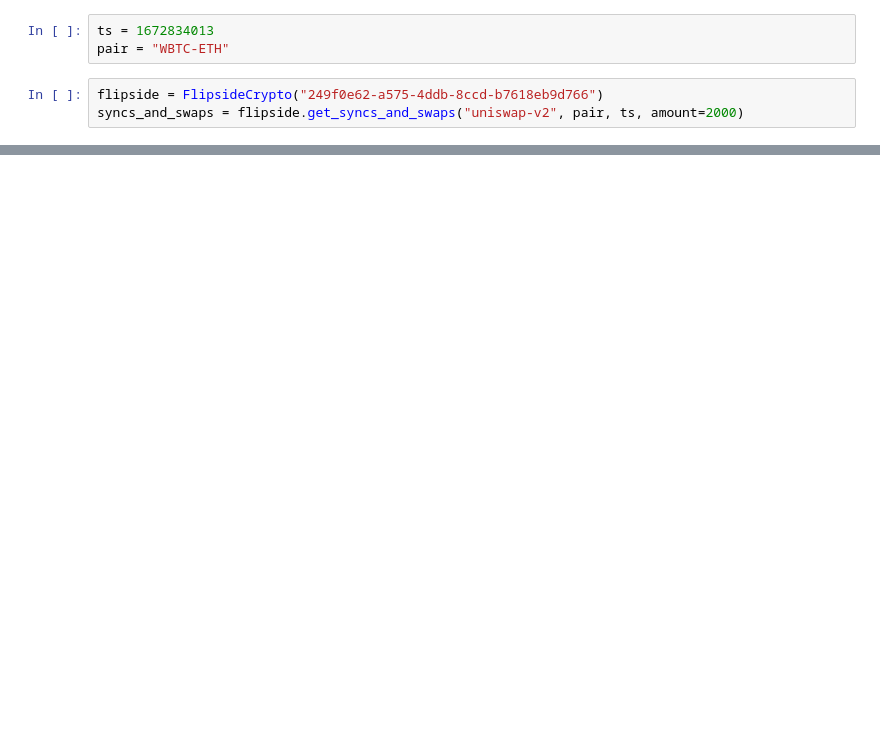
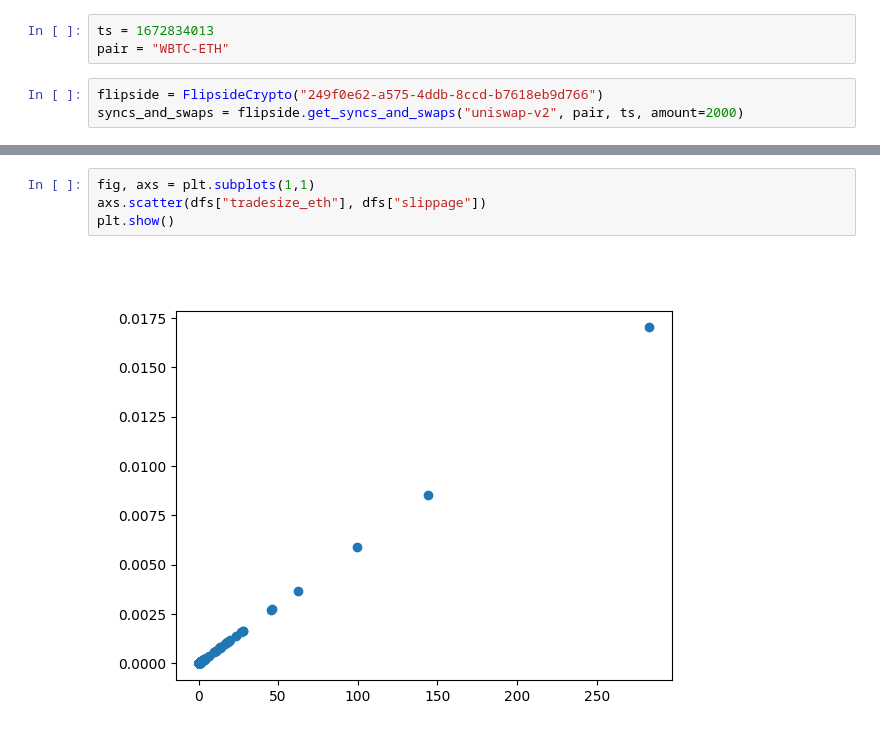
Before and after one commit to franwe/ChaosData, a Jupyter notebook: price_impact.ipynb, the cells around one changed output, grey strips where cells are left out. Drawn from its saved outputs; the diff is of its cells as text; blank space fills up the shorter version.

```diff
--- a/price_impact.ipynb
+++ b/price_impact.ipynb
@@ -69,0 +203,6 @@ print(tradesize_eth.min(), tradesize_eth.max())
+# %%
+fig, axs = plt.subplots(1,1)
+axs.scatter(dfs["tradesize_eth"], dfs["slippage"])
+plt.show()
+# %% [output]
+[figure, added]
```
Also changed, not shown: parts of 25 cells of this notebook.
